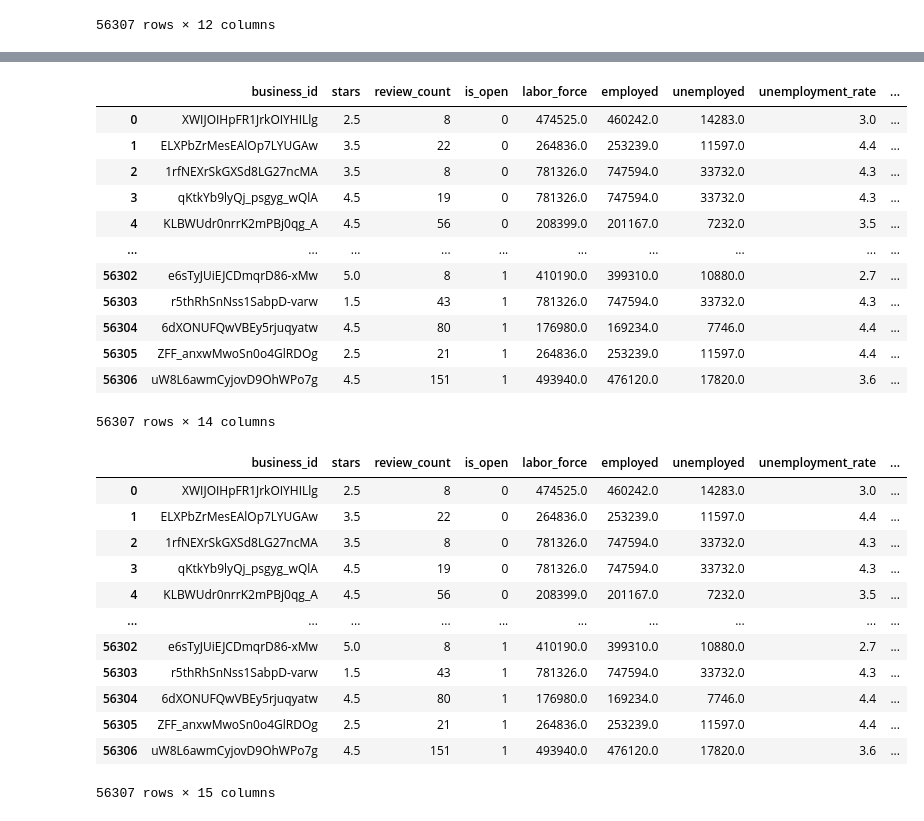
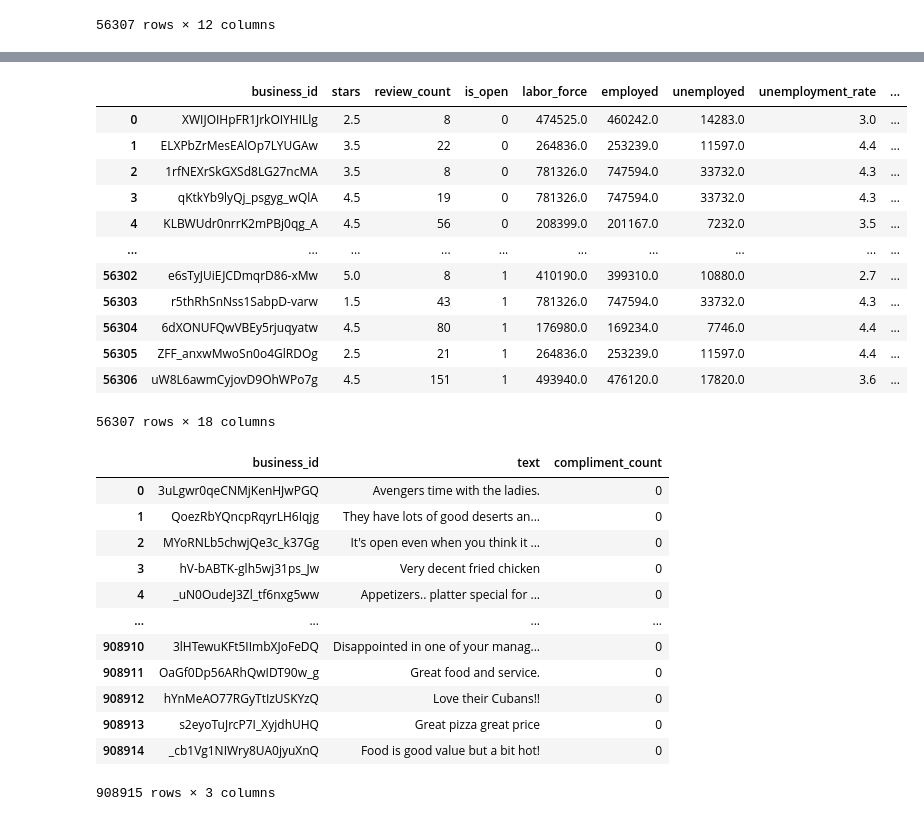
Before and after one commit to koacow/predicting-small-business-performance, a Jupyter notebook: code.ipynb, the cells around one changed output, grey strips where cells are left out. Drawn from its saved outputs; the diff is of its cells as text; code cells hidden in the pictures.

```diff
--- a/code.ipynb
+++ b/code.ipynb
@@ -357,10 +383,12 @@ reviews = pd.DataFrame(review_data)
 # %%
 reviews = reviews.groupby('business_id').apply(lambda x: pd.Series({
     'weighted_avg_stars': (x['stars'] * x['useful']).sum() / x['useful'].sum() if x['useful'].sum() > 0 else x['stars'].mean(),
-    'all_reviews_text': ' '.join(x['text'])
+    'reviews': ' '.join(x['text']),
+    'num_reviews': x.shape[0],
+    'weighted_avg_review_length': (x['text'].apply(len) * x['useful']).sum() / x['useful'].sum() if x['useful'].sum() > 0 else x['text'].apply(len).mean()
 })).reset_index()
-
 df = pd.merge(df, reviews, on='business_id', how='left')
+df.fillna({'weighted_avg_stars': 0, 'num_reviews': 0, 'weighted_avg_review_length': 0, 'reviews': ''}, inplace=True)
 del reviews
 df
 # %% [output]
@@ -376,27 +404,22 @@ df
 | 56304 | 6dXONUFQwVBEy5rjuqyatw | 4.5 | 80 | 1 | 176980.0 | 169234.0 | 7746.0 | 4.4 | ... |
 | 56305 | ZFF_anxwMwoSn0o4GlRDOg | 2.5 | 21 | 1 | 264836.0 | 253239.0 | 11597.0 | 4.4 | ... |
 | 56306 | uW8L6awmCyjovD9OhWPo7g | 4.5 | 151 | 1 | 493940.0 | 476120.0 | 17820.0 | 3.6 | ... |
-56307 rows × 14 columns
+56307 rows × 18 columns
 # %%
 tips = pd.read_json('./data/Yelp JSON/yelp_dataset/yelp_academic_dataset_tip.json', lines=True)
-tips = tips[['business_id', 'text']]
-tips = tips.groupby('business_id').apply(lambda x: ' '.join(x['text'])).reset_index()
-tips = tips.rename(columns={0: 'tips'})
-df = pd.merge(df, tips, on='business_id', how='left')
-df['tips'] = df['tips'].fillna('')
-del tips
-df
+tips = tips[['business_id', 'text', 'compliment_count']]
+tips
 # %% [output]
-|  | business_id | stars | review_count | is_open | labor_force | employed | unemployed | unemployment_rate | ... |
-| 0 | XWIJOIHpFR1JrkOIYHILlg | 2.5 | 8 | 0 | 474525.0 | 460242.0 | 14283.0 | 3.0 | ... |
-| 1 | ELXPbZrMesEAlOp7LYUGAw | 3.5 | 22 | 0 | 264836.0 | 253239.0 | 11597.0 | 4.4 | ... |
-| 2 | 1rfNEXrSkGXSd8LG27ncMA | 3.5 | 8 | 0 | 781326.0 | 747594.0 | 33732.0 | 4.3 | ... |
-| 3 | qKtkYb9lyQj_psgyg_wQlA | 4.5 | 19 | 0 | 781326.0 | 747594.0 | 33732.0 | 4.3 | ... |
-| 4 | KLBWUdr0nrrK2mPBj0qg_A | 4.5 | 56 | 0 | 208399.0 | 201167.0 | 7232.0 | 3.5 | ... |
-| ... | ... | ... | ... | ... | ... | ... | ... | ... | ... |
-| 56302 | e6sTyJUiEJCDmqrD86-xMw | 5.0 | 8 | 1 | 410190.0 | 399310.0 | 10880.0 | 2.7 | ... |
-| 56303 | r5thRhSnNss1SabpD-varw | 1.5 | 43 | 1 | 781326.0 | 747594.0 | 33732.0 | 4.3 | ... |
-| 56304 | 6dXONUFQwVBEy5rjuqyatw | 4.5 | 80 | 1 | 176980.0 | 169234.0 | 7746.0 | 4.4 | ... |
-| 56305 | ZFF_anxwMwoSn0o4GlRDOg | 2.5 | 21 | 1 | 264836.0 | 253239.0 | 11597.0 | 4.4 | ... |
-| 56306 | uW8L6awmCyjovD9OhWPo7g | 4.5 | 151 | 1 | 493940.0 | 476120.0 | 17820.0 | 3.6 | ... |
+|  | business_id | text | compliment_count |
+| 0 | 3uLgwr0qeCNMjKenHJwPGQ | Avengers time with the ladies. | 0 |
+| 1 | QoezRbYQncpRqyrLH6Iqjg | They have lots of good deserts an... | 0 |
+| 2 | MYoRNLb5chwjQe3c_k37Gg | It's open even when you think it ... | 0 |
+| 3 | hV-bABTK-glh5wj31ps_Jw | Very decent fried chicken | 0 |
+| 4 | _uN0OudeJ3Zl_tf6nxg5ww | Appetizers.. platter special for ... | 0 |
+| ... | ... | ... | ... |
+| 908910 | 3lHTewuKFt5IImbXJoFeDQ | Disappointed in one of your manag... | 0 |
+| 908911 | OaGf0Dp56ARhQwIDT90w_g | Great food and service. | 0 |
+| 908912 | hYnMeAO77RGyTtIzUSKYzQ | Love their Cubans!! | 0 |
+| 908913 | s2eyoTuJrcP7I_XyjdhUHQ | Great pizza great price | 0 |
+| 908914 | _cb1Vg1NIWry8UA0jyuXnQ | Food is good value but a bit hot! | 0 |
-56307 rows × 15 columns
+908915 rows × 3 columns
```
Also changed, not shown: parts of 10 cells of this notebook.
